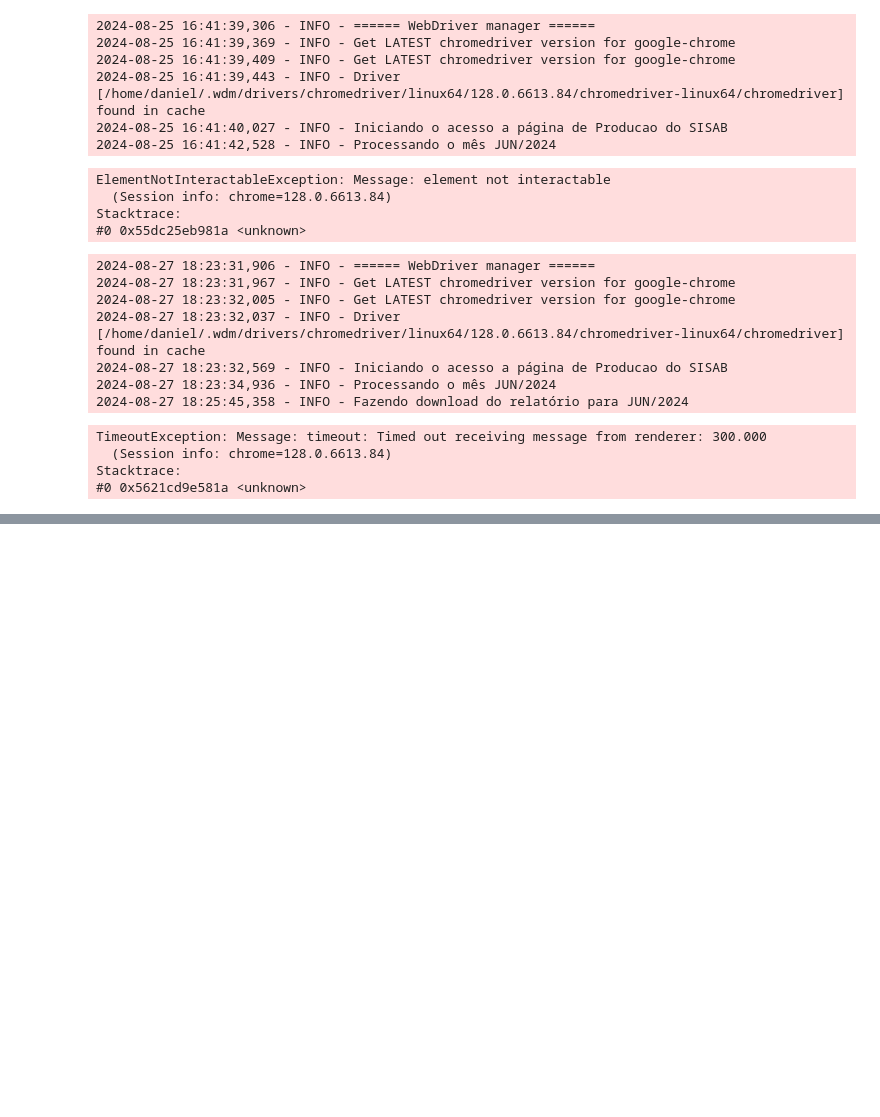
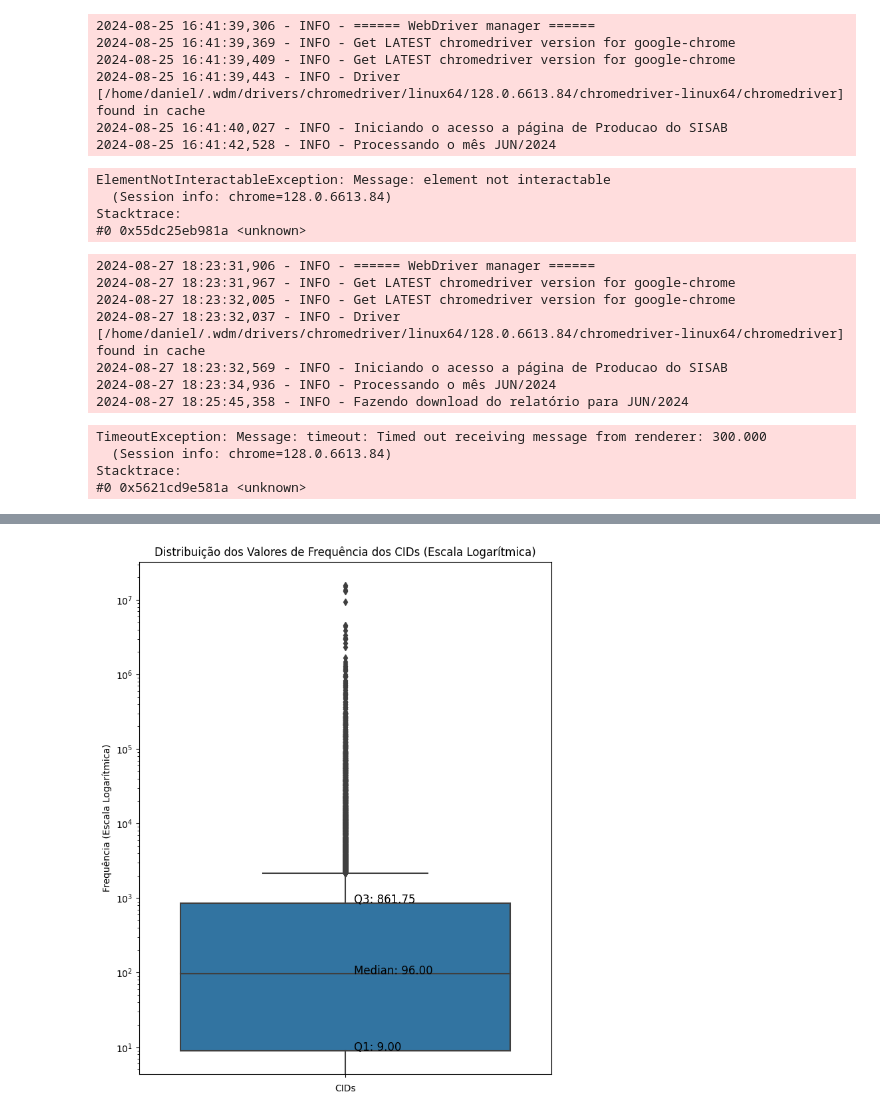
Before and after one commit to ecosustain/Info-APS, a Jupyter notebook: etl/extracao_CID.ipynb, the cells around one changed output, grey strips where cells are left out. Cells and saved outputs as stored; diff of their text form; code cells hidden in the pictures; blank space fills up the shorter version.

```diff
--- a/etl/extracao_CID.ipynb
+++ b/etl/extracao_CID.ipynb
@@ -664,0 +777,16 @@ Stacktrace:
+# %%
+df = pd.DataFrame()
+
+for file in list_files("data/transformacao"):
+    df_temp = pd.read_csv(file, skiprows=7, encoding="ISO-8859-1", sep=";", thousands='.')
+    df_temp = df_temp[:-2]
+    df_temp = df_temp.iloc[:, :-1]
+
+    if len(df) == 0:
+        df = df_temp
+    else:
+        # merge com o dataframe principal
+        df = pd.merge(df, df_temp, how="outer", on=["Municipio", "Uf", "Ibge"])
+
+
+df
@@ -664,0 +809,3 @@ Stacktrace:
+# %%
+# substituir valores nulos por 0
+df.fillna(0, inplace=True)
@@ -664,0 +843,39 @@ Stacktrace:
+# %%
+import pandas as pd
+import seaborn as sns
+import matplotlib.pyplot as plt
+
+# Supondo que seu DataFrame seja 'df'
+# Calcula a soma dos casos para cada CID
+cid_frequencia = df.sum(axis=0)
+cid_frequencia = cid_frequencia[3:]
+
+# Calcula os quartis
+q1 = cid_frequencia.quantile(0.25)
+median = cid_frequencia.quantile(0.5)
+q3 = cid_frequencia.quantile(0.75)
+
+# Reseta o índice para transformar em DataFrame
+cid_frequencia_df = cid_frequencia.reset_index()
+cid_frequencia_df.columns = ['CID', 'Frequencia']
+
+# Cria o boxplot vertical
+plt.figure(figsize=(8, 10))
+sns.boxplot(y=cid_frequencia_df['Frequencia'])
+
+# Define a escala logarítmica no eixo Y
+plt.yscale('log')
+
+# Adiciona os valores dos quartis na imagem
+plt.text(0.02, q1, f'Q1: {q1:.2f}', color='black', fontsize=12)
+plt.text(0.02, median, f'Median: {median:.2f}', color='black', fontsize=12)
+plt.text(0.02, q3, f'Q3: {q3:.2f}', color='black', fontsize=12)
+
+# Título e rótulos
+plt.title('Distribuição dos Valores de Frequência dos CIDs (Escala Logarítmica)')
+plt.ylabel('Frequência (Escala Logarítmica)')
+plt.xlabel('CIDs')
+
+plt.show()
+# %% [output]
+[figure, added]
```
Also changed, not shown: parts of 9 cells of this notebook, 19 other files.
